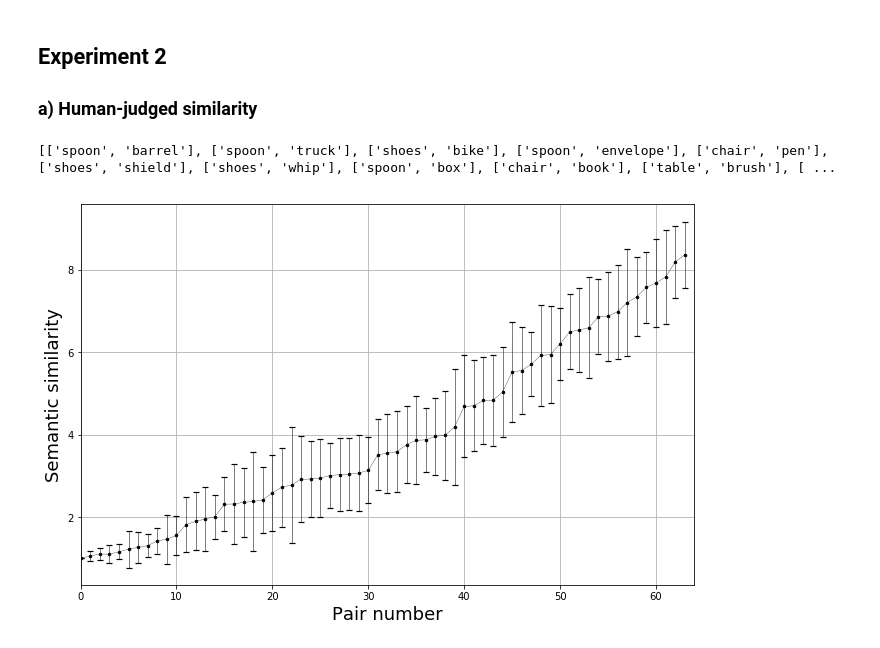
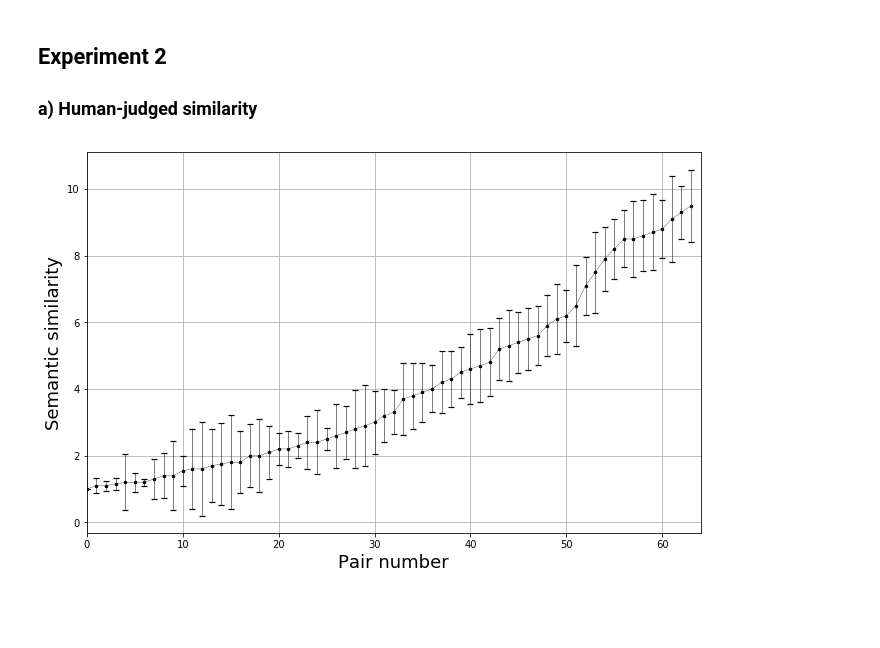
Before and after one commit to jobquiroz/VSA_concepts, a Jupyter notebook: Code/Experiments.ipynb, the cells around one changed output. Drawn from its saved outputs; the diff is of its cells as text; code cells hidden in the pictures; blank space fills up the shorter version.

```diff
--- a/Code/Experiments.ipynb
+++ b/Code/Experiments.ipynb
@@ -130,37 +123,34 @@ def ListofPairs (number):
     ordered = df.sort_values(by=string)
     L2 = list(ordered[string])
     L3 = list(ordered['stdev'])
     return L1, L2, L3
 
-PConcepts, Hum_Sim, stdev = ListofPairs(0)
-print PConcepts, Hum_Sim, stdev
-# Plotting
-#plt.plot(Hum_Sim)
-# stdev bars
+PConcepts, Hum_Sim, stdev = ListofPairs(1)
+
+
 x = np.array(range(64))
 stdev = np.array(map(lambda x: x*0.5, stdev))
 
 plt.rcParams["figure.figsize"] = [11,7]
 
 line,caps,bars = plt.errorbar(x, Hum_Sim, stdev,
                     fmt="k-",
                     #linestyle='None',
                     marker='.',
                     markersize=5,
                     linewidth=0.3,
                     elinewidth=0.5,
                     ecolor='k',
                     capsize=3,
                     capthick=1.2)
 
 # plt.setp(bars,label="Std dev")
 # plt.legend(loc=('upper left'), prop={'size': 15})
 plt.xlim((0,64))
 plt.xlabel('Pair number', fontsize=18)
 plt.ylabel('Semantic similarity', fontsize=18)
 plt.grid(True)
 plt.savefig('HumSim.png', dpi=300)
 #plt.errorbar(x, Hum_Sim, stdev, linestyle='None', marker='.')
 # %% [output]
-[['spoon', 'barrel'], ['spoon', 'truck'], ['shoes', 'bike'], ['spoon', 'envelope'], ['chair', 'pen'], ['shoes', 'shield'], ['shoes', 'whip'], ['spoon', 'box'], ['chair', 'book'], ['table', 'brush'], [ ...
-[figure, old version]
+[figure, new version]
```
Also changed, not shown: parts of 9 cells of this notebook, 4 other files.
